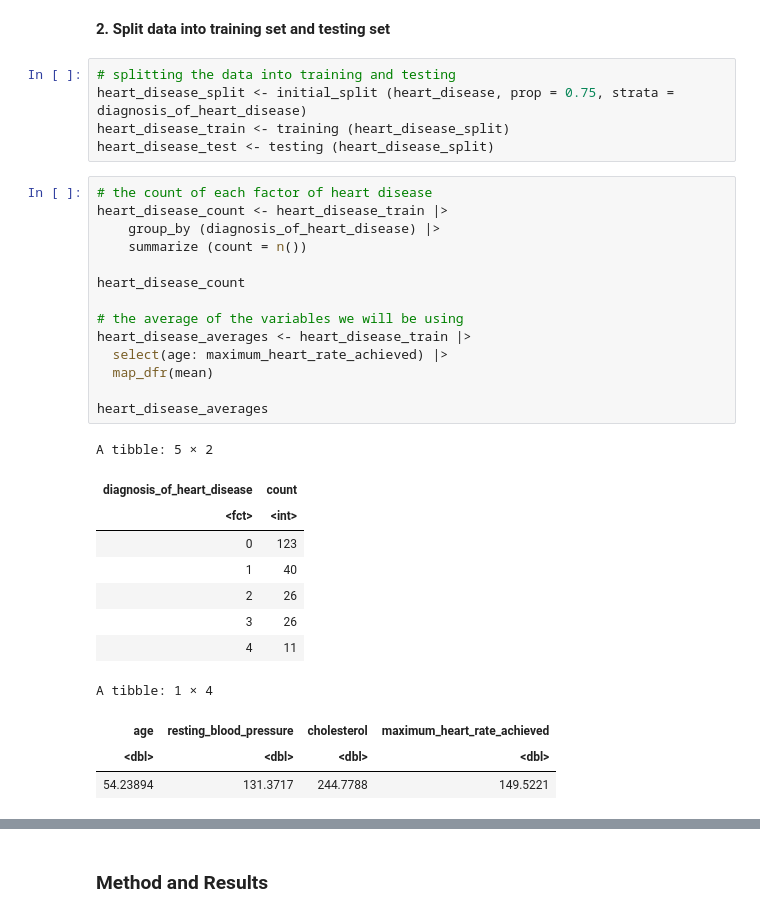
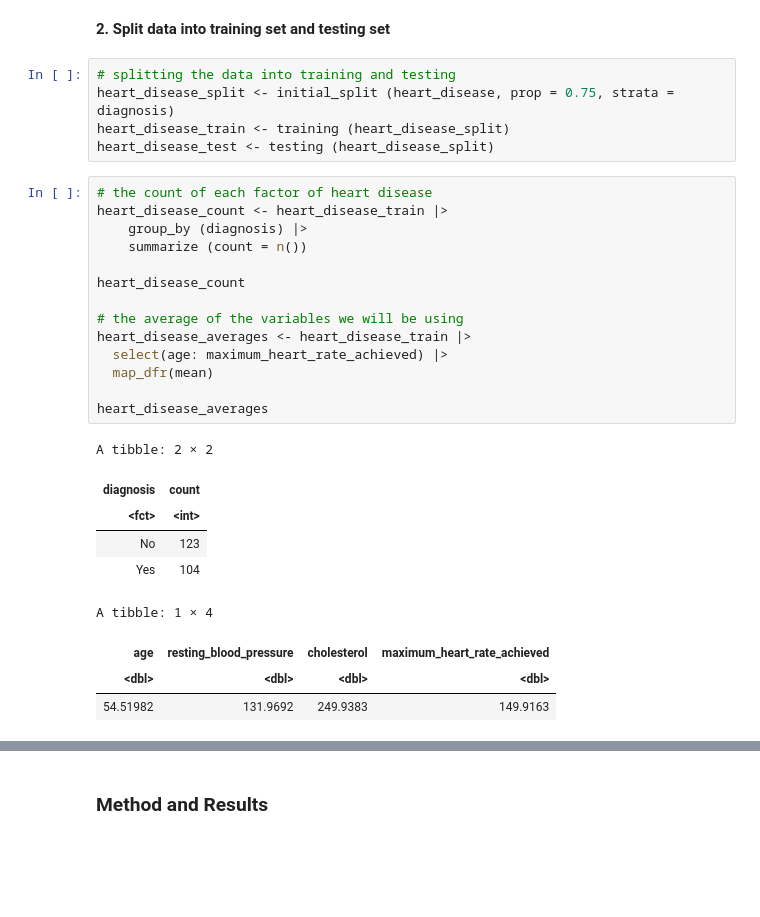
Before and after one commit to GloriaYi/dsci-100-2023w1-group41, a Jupyter notebook: Report.ipynb, the cells around one changed output, grey strips where cells are left out. Saved outputs shown, nothing was run; the diff lists cells and outputs as text; blank space fills up the shorter version.

```diff
--- a/Report.ipynb
+++ b/Report.ipynb
@@ -127,35 +162,32 @@ We can see that there are no missing values anymore, so we proceed to the next s
 **2. Split data into training set and testing set**
 # %%
 # splitting the data into training and testing
-heart_disease_split <- initial_split (heart_disease, prop = 0.75, strata = diagnosis_of_heart_disease)
+heart_disease_split <- initial_split (heart_disease, prop = 0.75, strata = diagnosis)
 heart_disease_train <- training (heart_disease_split)
 heart_disease_test <- testing (heart_disease_split)
 # %%
 # the count of each factor of heart disease
 heart_disease_count <- heart_disease_train |>
-    group_by (diagnosis_of_heart_disease) |>
+    group_by (diagnosis) |>
     summarize (count = n())
 
 heart_disease_count
 
 # the average of the variables we will be using
 heart_disease_averages <- heart_disease_train |>
   select(age: maximum_heart_rate_achieved) |>
   map_dfr(mean)
 
 heart_disease_averages
 # %% [output]
-A tibble: 5 × 2
+A tibble: 2 × 2
-| diagnosis_of_heart_disease | count |
+| diagnosis | count |
 | <fct> | <int> |
-| 0 | 123 |
-| 1 | 40 |
-| 2 | 26 |
-| 3 | 26 |
-| 4 | 11 |
+| No | 123 |
+| Yes | 104 |
 A tibble: 1 × 4
 | age | resting_blood_pressure | cholesterol | maximum_heart_rate_achieved |
 | <dbl> | <dbl> | <dbl> | <dbl> |
-| 54.23894 | 131.3717 | 244.7788 | 149.5221 |
+| 54.51982 | 131.9692 | 249.9383 | 149.9163 |
 # %%
 # visualizing the data
```
Also changed, not shown: parts of 11 cells of this notebook.
